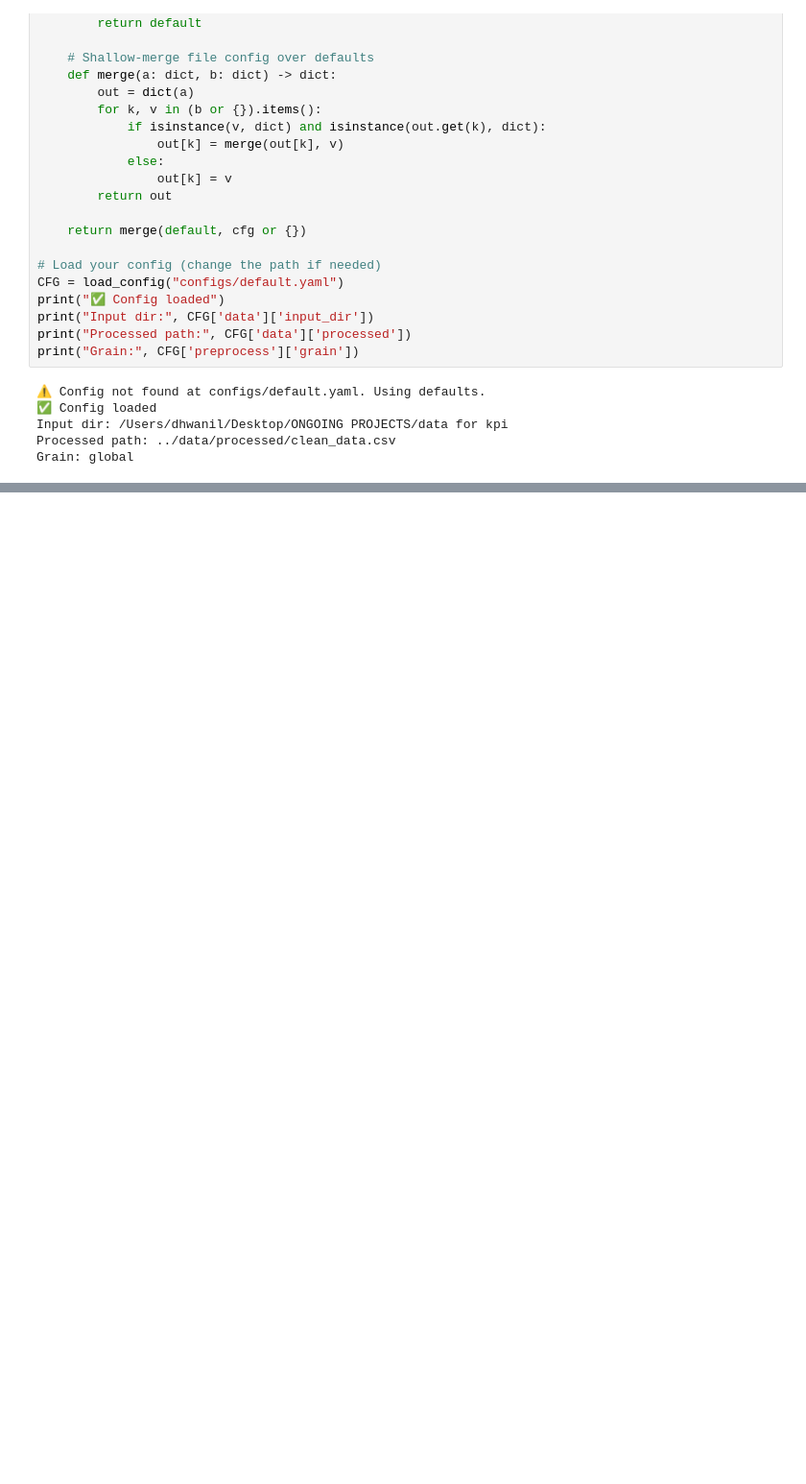
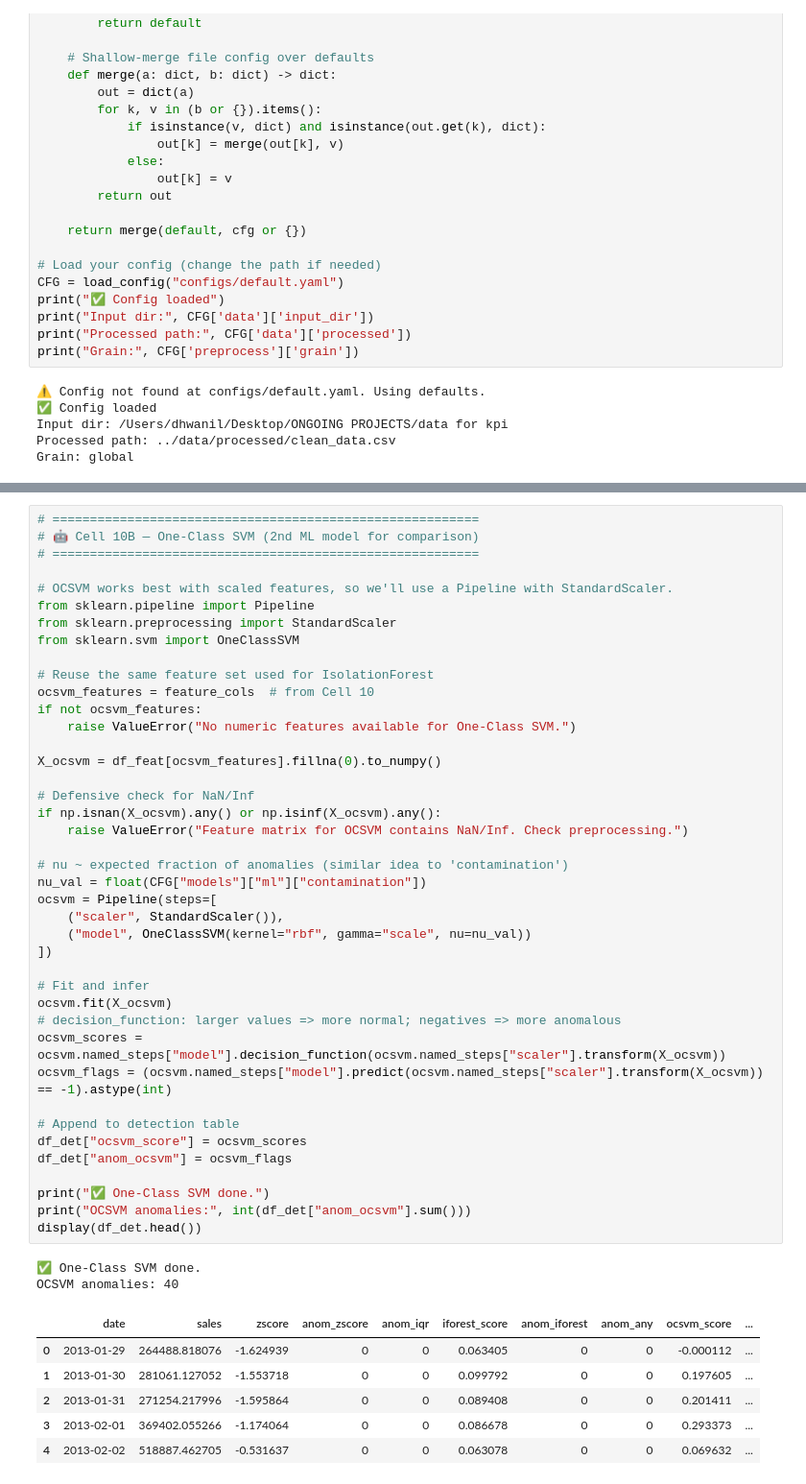
Before and after one commit to dhwanil1907/kpi-anomaly-detector, a Jupyter notebook: notebook/kpi.ipynb, the cells around one changed output, grey strips where cells are left out. Shown at 96% size. Drawn from its saved outputs; the diff is of its cells as text; blank space fills up the shorter version.

```diff
--- a/notebook/kpi.ipynb
+++ b/notebook/kpi.ipynb
@@ -117,0 +593,50 @@ Grain: global
+# %%
+# =========================================================
+# 🤖 Cell 10B — One-Class SVM (2nd ML model for comparison)
+# =========================================================
+
+# OCSVM works best with scaled features, so we'll use a Pipeline with StandardScaler.
+from sklearn.pipeline import Pipeline
+from sklearn.preprocessing import StandardScaler
+from sklearn.svm import OneClassSVM
+
+# Reuse the same feature set used for IsolationForest
+ocsvm_features = feature_cols  # from Cell 10
+if not ocsvm_features:
+    raise ValueError("No numeric features available for One-Class SVM.")
+
+X_ocsvm = df_feat[ocsvm_features].fillna(0).to_numpy()
+
+# Defensive check for NaN/Inf
+if np.isnan(X_ocsvm).any() or np.isinf(X_ocsvm).any():
+    raise ValueError("Feature matrix for OCSVM contains NaN/Inf. Check preprocessing.")
+
+# nu ~ expected fraction of anomalies (similar idea to 'contamination')
+nu_val = float(CFG["models"]["ml"]["contamination"])
+ocsvm = Pipeline(steps=[
+    ("scaler", StandardScaler()),
+    ("model", OneClassSVM(kernel="rbf", gamma="scale", nu=nu_val))
+])
+
+# Fit and infer
+ocsvm.fit(X_ocsvm)
+# decision_function: larger values => more normal; negatives => more anomalous
+ocsvm_scores = ocsvm.named_steps["model"].decision_function(ocsvm.named_steps["scaler"].transform(X_ocsvm))
+ocsvm_flags = (ocsvm.named_steps["model"].predict(ocsvm.named_steps["scaler"].transform(X_ocsvm)) == -1).astype(int)
+
+# Append to detection table
+df_det["ocsvm_score"] = ocsvm_scores
+df_det["anom_ocsvm"] = ocsvm_flags
+
+print("✅ One-Class SVM done.")
+print("OCSVM anomalies:", int(df_det["anom_ocsvm"].sum()))
+display(df_det.head())
+# %% [output]
+✅ One-Class SVM done.
+OCSVM anomalies: 40
+|  | date | sales | zscore | anom_zscore | anom_iqr | iforest_score | anom_iforest | anom_any | ocsvm_score | ... |
+| 0 | 2013-01-29 | 264488.818076 | -1.624939 | 0 | 0 | 0.063405 | 0 | 0 | -0.000112 | ... |
+| 1 | 2013-01-30 | 281061.127052 | -1.553718 | 0 | 0 | 0.099792 | 0 | 0 | 0.197605 | ... |
+| 2 | 2013-01-31 | 271254.217996 | -1.595864 | 0 | 0 | 0.089408 | 0 | 0 | 0.201411 | ... |
+| 3 | 2013-02-01 | 369402.055266 | -1.174064 | 0 | 0 | 0.086678 | 0 | 0 | 0.293373 | ... |
+| 4 | 2013-02-02 | 518887.462705 | -0.531637 | 0 | 0 | 0.063078 | 0 | 0 | 0.069632 | ... |
```
Also changed, not shown: parts of 14 cells of this notebook, 8 other files.
